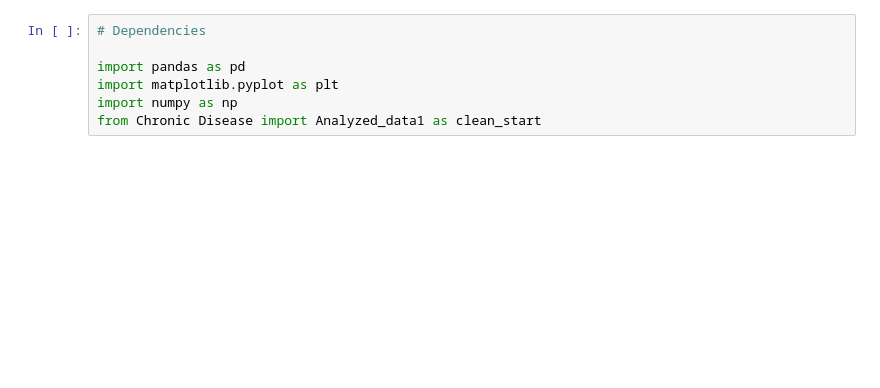
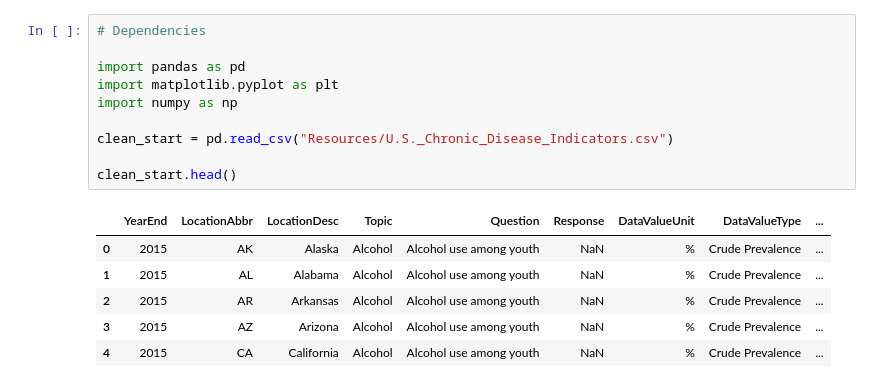
Before and after one commit to ByronIAllen/DataAnalysis_Project1, a Jupyter notebook: demo_book.ipynb, the cells around one changed output. Drawn from its saved outputs; the diff is of its cells as text; blank space fills up the shorter version.

```diff
--- a/demo_book.ipynb
+++ b/demo_book.ipynb
@@ -1,9 +1,19 @@
 # %%
 # Dependencies
 
 import pandas as pd
 import matplotlib.pyplot as plt
 import numpy as np
-from Chronic Disease import Analyzed_data1 as clean_start
+
+clean_start = pd.read_csv("Resources/U.S._Chronic_Disease_Indicators.csv")
+
+clean_start.head()
+# %% [output]
+|  | YearEnd | LocationAbbr | LocationDesc | Topic | Question | Response | DataValueUnit | DataValueType | ... |
+| 0 | 2015 | AK | Alaska | Alcohol | Alcohol use among youth | NaN | % | Crude Prevalence | ... |
+| 1 | 2015 | AL | Alabama | Alcohol | Alcohol use among youth | NaN | % | Crude Prevalence | ... |
+| 2 | 2015 | AR | Arkansas | Alcohol | Alcohol use among youth | NaN | % | Crude Prevalence | ... |
+| 3 | 2015 | AZ | Arizona | Alcohol | Alcohol use among youth | NaN | % | Crude Prevalence | ... |
+| 4 | 2015 | CA | California | Alcohol | Alcohol use among youth | NaN | % | Crude Prevalence | ... |
 # %%
 # Clean data a tiny bit further
```
Also changed, not shown: parts of 14 cells of this notebook, 1 other file.
